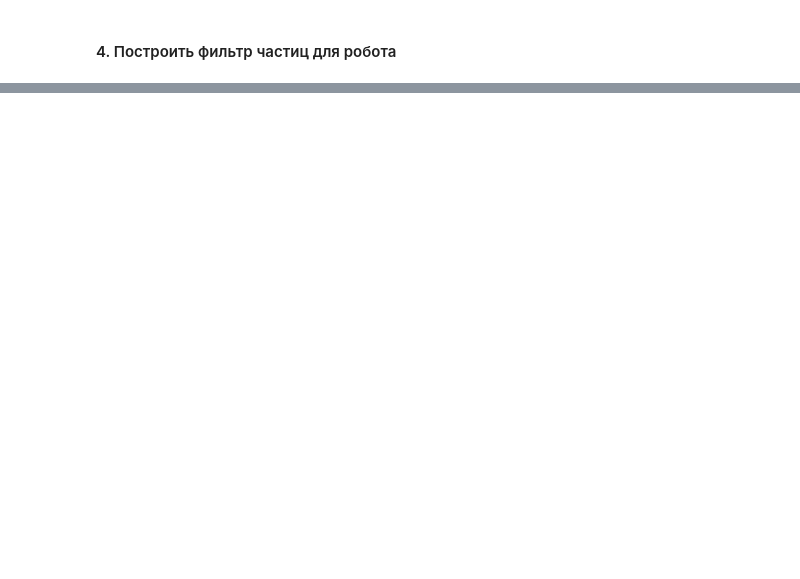
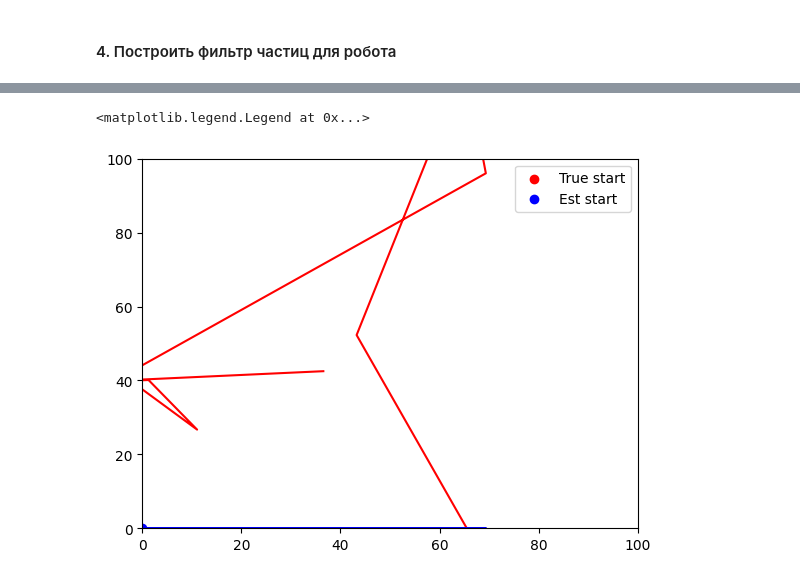
Before and after one commit to DuePonto/MLR, a Jupyter notebook: Lab_2_3/lab_2_3.ipynb, the cells around one changed output, grey strips where cells are left out. Saved outputs shown, nothing was run; the diff lists cells and outputs as text; code cells hidden in the pictures; blank space fills up the shorter version.

```diff
--- a/Lab_2_3/lab_2_3.ipynb
+++ b/Lab_2_3/lab_2_3.ipynb
@@ -341,0 +347,13 @@ plt.plot(t, pos_est[:,1])
+# %%
+plt.scatter(calc_pos_massive[0,0],calc_pos_massive[0,1], c='r', label='True start')
+plt.plot(calc_pos_massive[:,0], calc_pos_massive[:,1], c='r')
+
+plt.scatter(pos_est[0,0],pos_est[0,1], c='b', label='Est start')
+plt.plot(pos_est[:,0], pos_est[:,1], c='b')
+
+plt.ylim([0,100])
+plt.xlim([0,100])
+plt.legend()
+# %% [output]
+<matplotlib.legend.Legend at 0x...>
+[figure, added]
```
Also changed, not shown: parts of 9 cells of this notebook.
